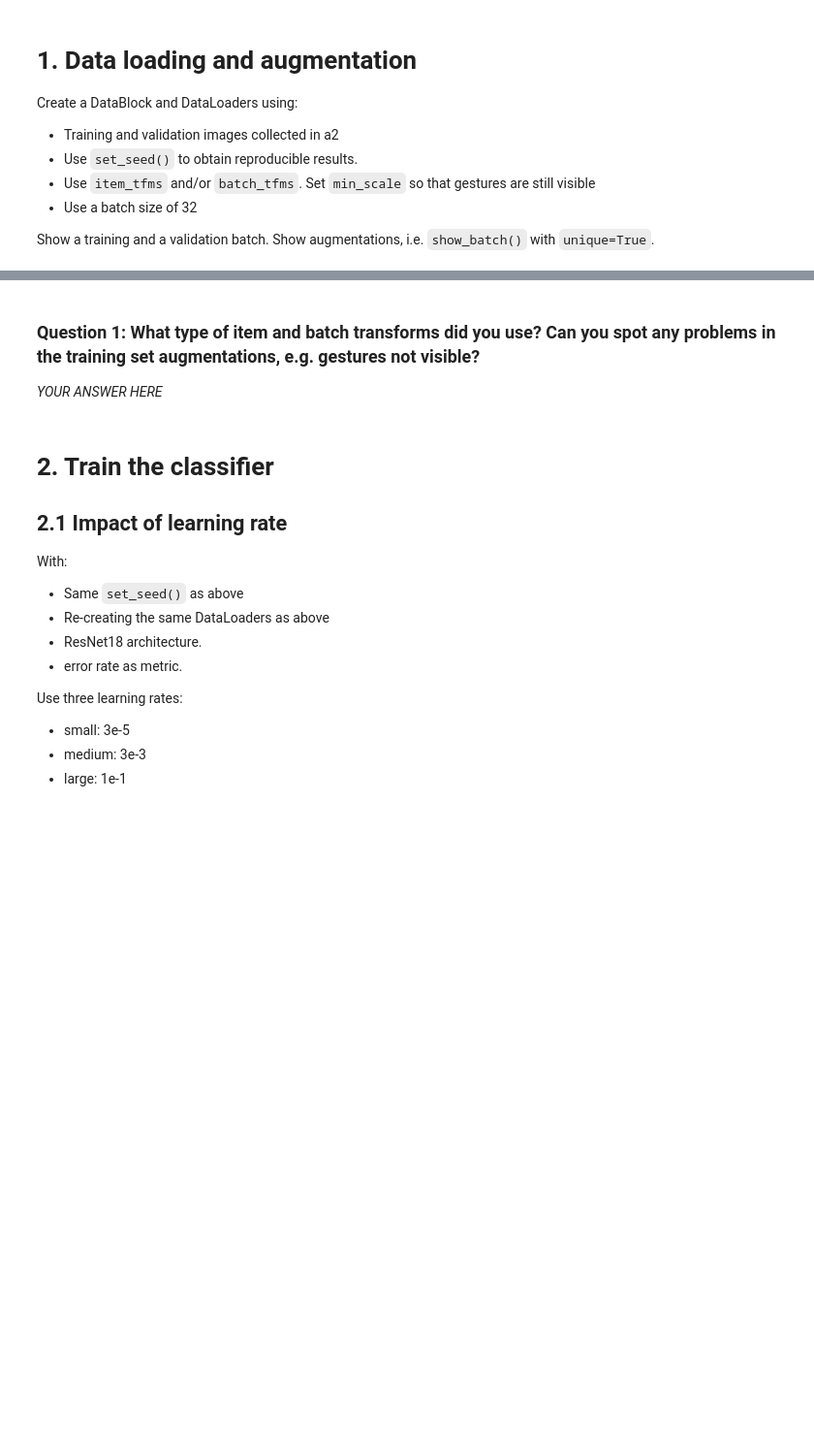
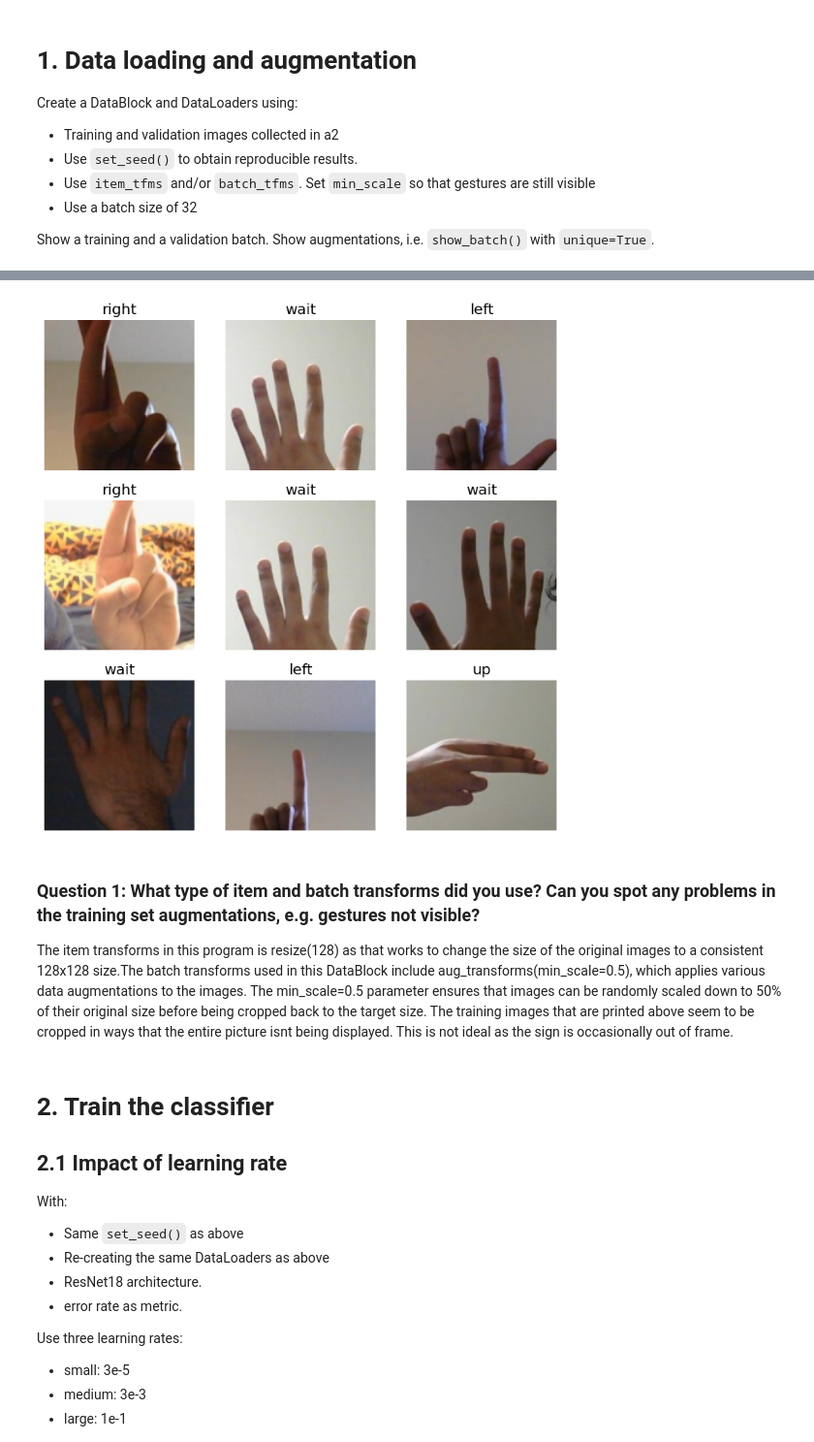
Before and after one commit to HashirYaqoob/ENDG310-Project-1-F2023, a Jupyter notebook: a3_model_training.ipynb, the cells around one changed output, grey strips where cells are left out. Shown at 97% size. Drawn from its saved outputs; the diff is of its cells as text; code cells hidden in the pictures; blank space fills up the shorter version.

```diff
--- a/a3_model_training.ipynb
+++ b/a3_model_training.ipynb
@@ -40,6 +42,11 @@ photos_dls.train.show_batch()
+# %%
+photos_dls.valid.show_batch()
+# %% [output]
+[figure, added]
 # %% [markdown]
 ### Question 1: What type of item and batch transforms did you use? Can you spot any problems in the training set augmentations, e.g. gestures not visible?
-*YOUR ANSWER HERE*
+
+The item transforms in this program is resize(128) as that works to change the size of the original images to a consistent 128x128 size.The batch transforms used in this DataBlock include aug_transforms(min_scale=0.5), which applies various data augmentations to the images. The min_scale=0.5 parameter ensures that images can be randomly scaled down to 50% of their original size before being cropped back to the target size. The training images that are printed above seem to be cropped in ways that the entire picture isnt being displayed. This is not ideal as the sign is occasionally out of frame.
 # %% [markdown]
 # 2. Train the classifier
 
```
Also changed, not shown: parts of 16 cells of this notebook.
